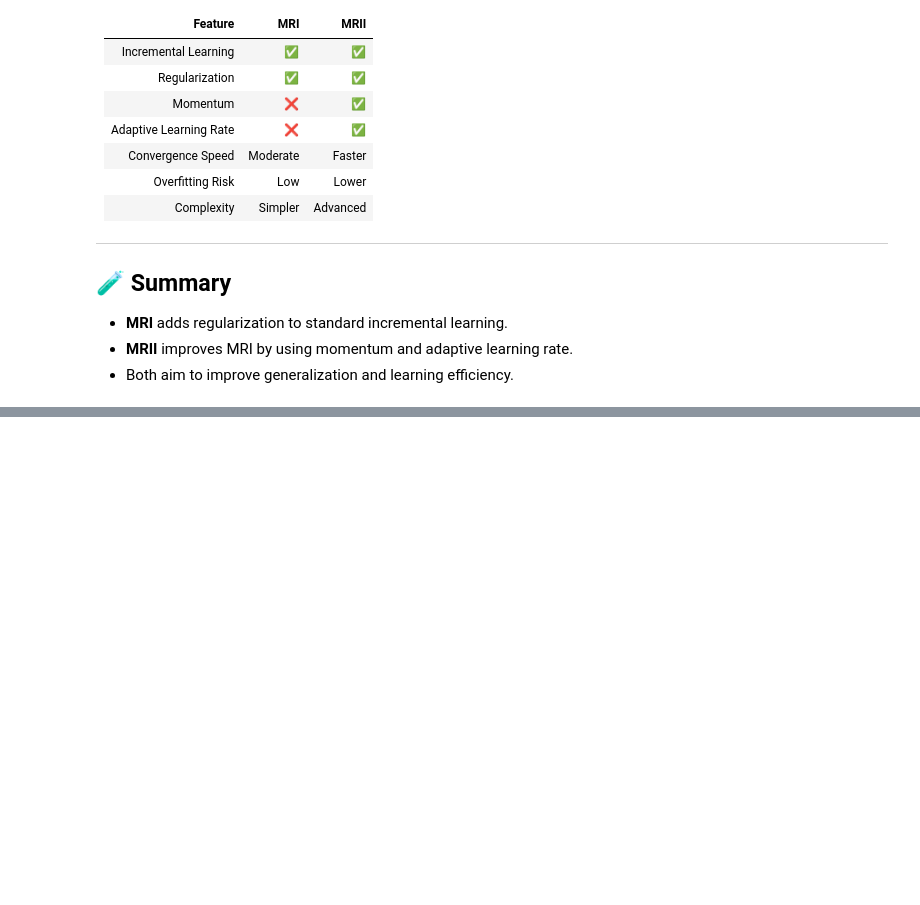
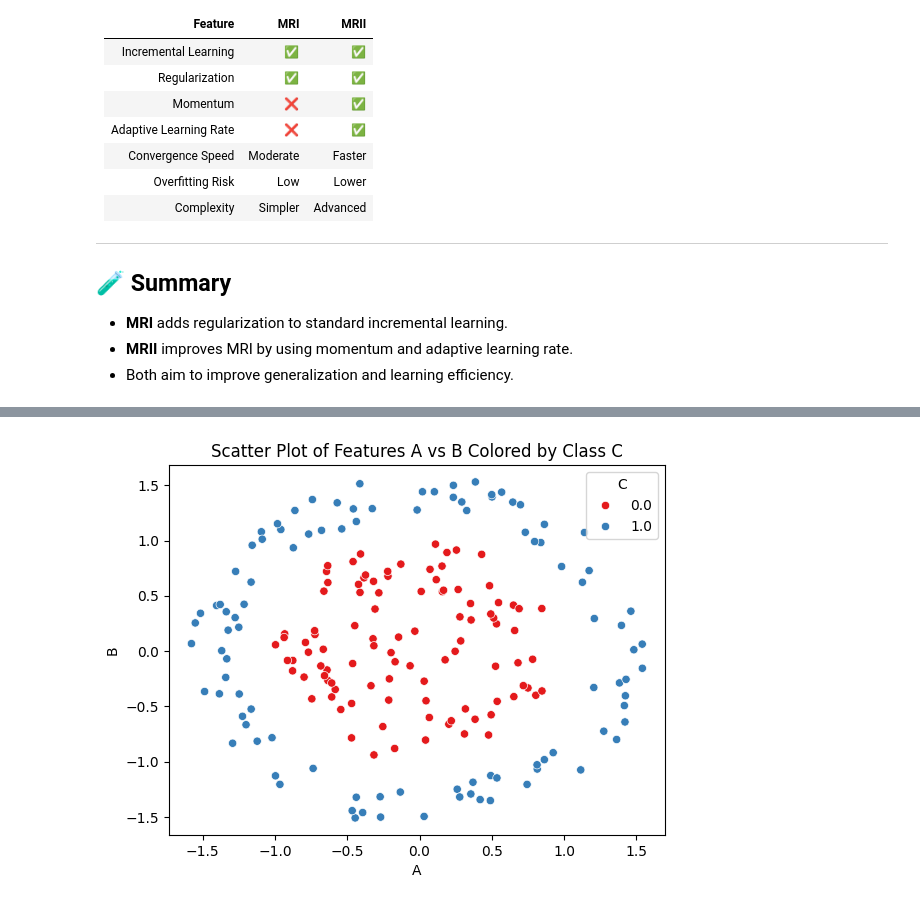
Before and after one commit to mjmousavi97/Deep-Learning-Tehran-uni, a Jupyter notebook: HomeWorks/01 HW/Q3.ipynb, the cells around one changed output, grey strips where cells are left out. Cells and saved outputs as stored; diff of their text form; code cells hidden in the pictures; blank space fills up the shorter version.

```diff
--- a/HomeWorks/01 HW/Q3.ipynb
+++ b/HomeWorks/01 HW/Q3.ipynb
@@ -88,0 +100,3 @@ Where:
+# %%
+column_names = ['A', 'B', 'C']
+df = pd.read_csv('/content/MadaLine.csv', header=None, names=column_names)
@@ -88,0 +170,6 @@ Where:
+# %%
+sns.scatterplot(data=df, x='A', y='B', hue='C', palette='Set1')
+plt.title('Scatter Plot of Features A vs B Colored by Class C')
+plt.show()
+# %% [output]
+[figure, added]
```
Also changed, not shown: parts of 10 cells of this notebook.
